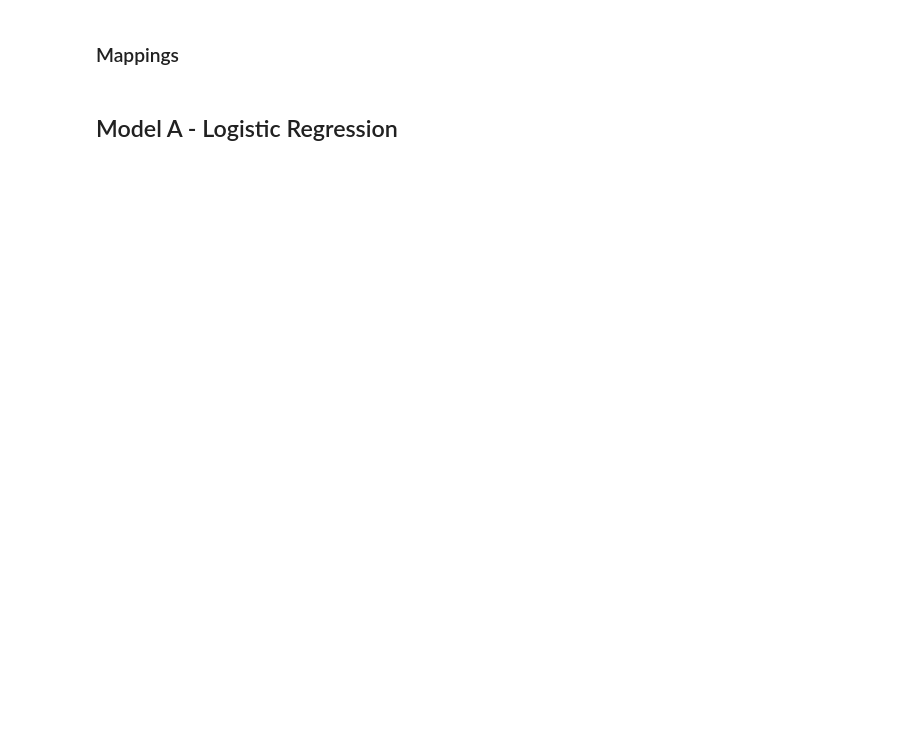
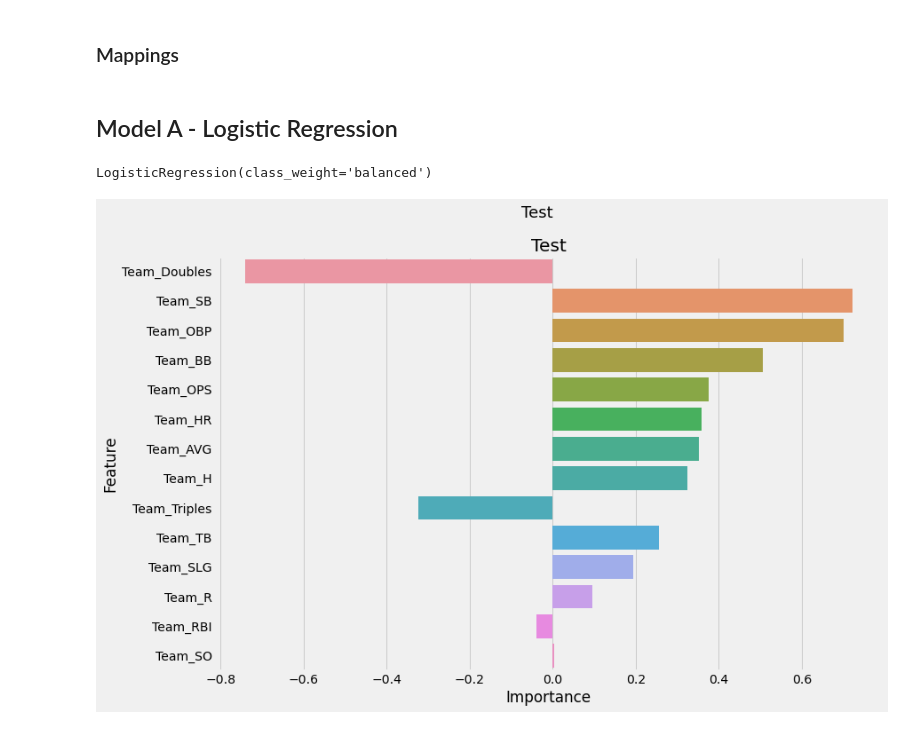
Before and after one commit to jmg0144/mlb-analysis, a Jupyter notebook: MLB-Analysis.ipynb, the cells around one changed output. Cells and saved outputs as stored; diff of their text form; code cells hidden in the pictures; blank space fills up the shorter version.

```diff
--- a/MLB-Analysis.ipynb
+++ b/MLB-Analysis.ipynb
@@ -315,3 +357,28 @@ ax.plot(
 ### Mappings
 # %% [markdown]
 ## Model A - Logistic Regression
+# %%
+model_a = LogisticRegression(class_weight='balanced')
+# %%
+#Fit model to training data
+model_a.fit(X_train_scaled, y_train)
+# %% [output]
+LogisticRegression(class_weight='balanced')
+# %%
+def plot_feature_imp(data, model, title, title_2):
+    feat_imps_df = pd.DataFrame(
+    zip(data.columns, model.coef_[0,:]),
+    columns=['Feature', 'Importance'],
+    )
+
+    fig, ax = plt.subplots(figsize=(12,8))
+    sns.barplot(x='Importance', y='Feature',
+            data=feat_imps_df.sort_values(by='Importance', key=abs, ascending=False), orient='h', ax=ax)
+    plt.suptitle(title_2, fontsize=18)
+    plt.title(title);
+# %%
+sns.set_palette('Paired')
+# %%
+plot_feature_imp(X_train, model_a, 'Test', 'Test')
+# %% [output]
+[figure, added]
```
Also changed, not shown: parts of 15 cells of this notebook.
